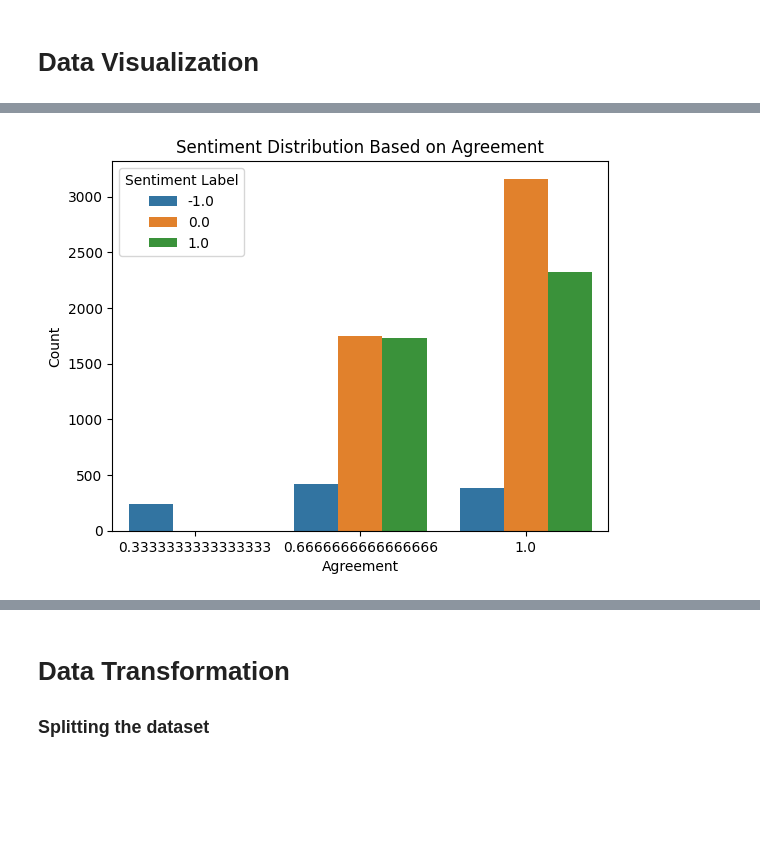
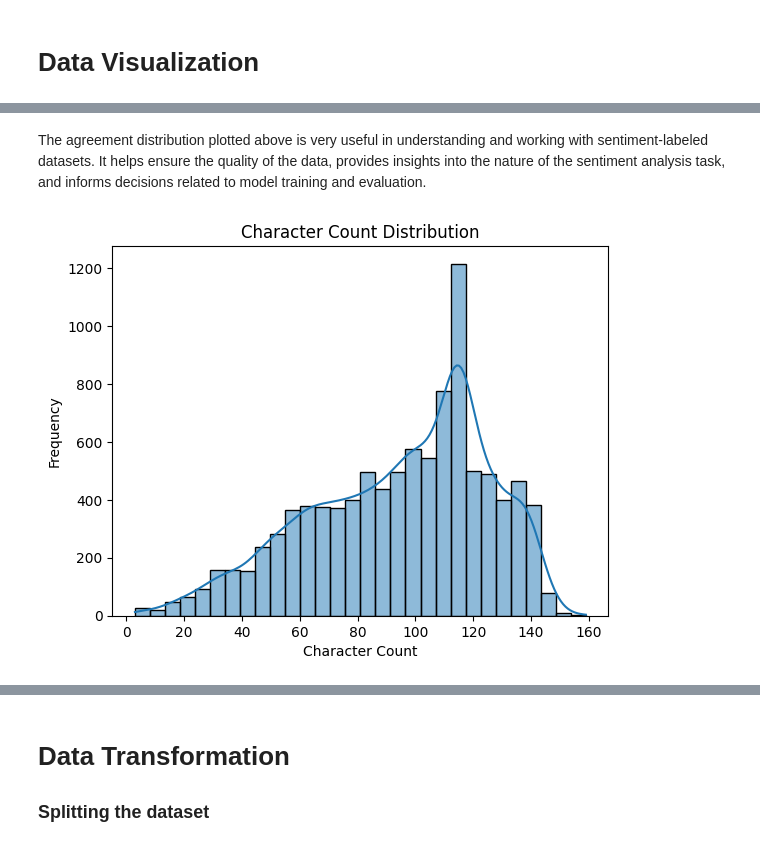
Before and after one commit to iameberedavid/Sentiment-Analysis-of-Covid-Vaccine-Tweets, a Jupyter notebook: Dev/Fine_tuning_Hugging_face_text_classification_model.ipynb, the cells around one changed output, grey strips where cells are left out. Saved outputs shown, nothing was run; the diff lists cells and outputs as text; code cells hidden in the pictures; blank space fills up the shorter version.

```diff
--- a/Dev/Fine_tuning_Hugging_face_text_classification_model.ipynb
+++ b/Dev/Fine_tuning_Hugging_face_text_classification_model.ipynb
@@ -162,11 +263,14 @@ plt.show()
-# %%
-# Sentiment distribution based on agreement
-
-sns.countplot(x="agreement", hue="label", data=df)
-plt.title("Sentiment Distribution Based on Agreement")
-plt.xlabel("Agreement")
-plt.ylabel("Count")
-plt.legend(title="Sentiment Label")
-plt.show()
-# %% [output]
-[figure, removed]
+# %% [markdown]
+The agreement distribution plotted above is very useful in understanding and working with sentiment-labeled datasets. It helps ensure the quality of the data, provides insights into the nature of the sentiment analysis task, and informs decisions related to model training and evaluation.
+# %%
+# Plot character count distribution to show the frequency of the number of characters on the tweets
+
+df['character_count'] = df['safe_text'].apply(len) # Create 'character_count' column
+sns.histplot(data=df, x='character_count', bins=30, kde=True)
+plt.title('Character Count Distribution')
+plt.xlabel('Character Count')
+plt.ylabel('Frequency')
+plt.show()
+df.drop('character_count', axis=1, inplace=True) # Remove 'character_count' column
+# %% [output]
+[figure, added]
```
Also changed, not shown: parts of 52 cells of this notebook, 1 other file.
